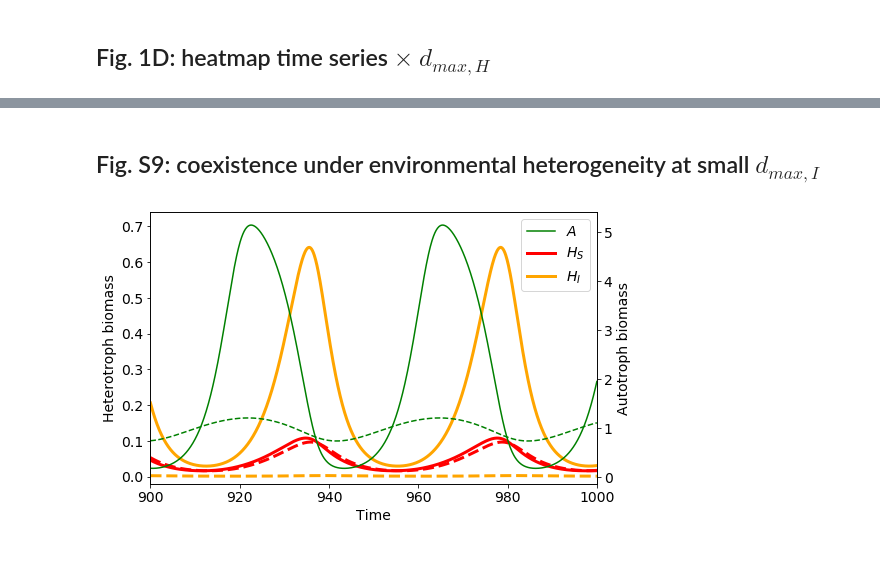
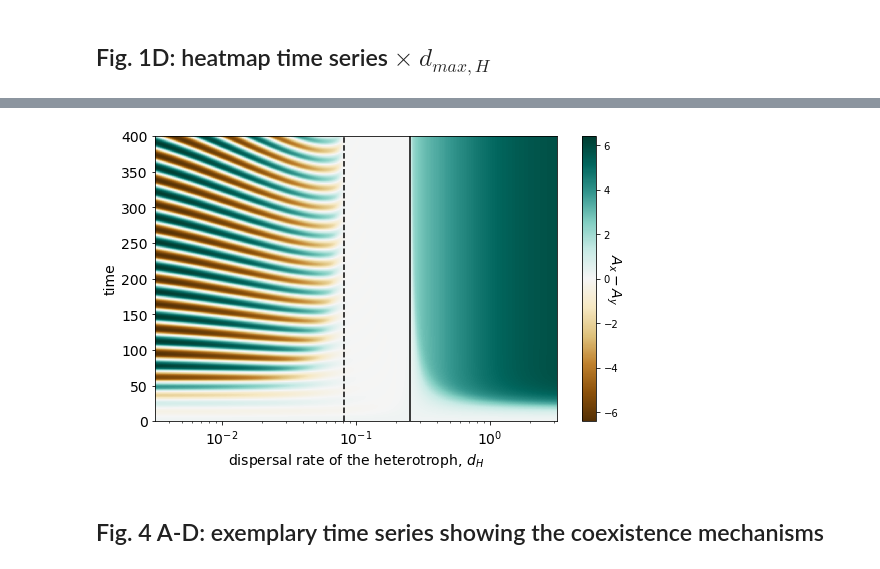
Before and after one commit to FelixNoessler/manuscript_turing_patterns, a Jupyter notebook: supporting_figures.ipynb, the cells around one changed output, grey strips where cells are left out. Cells and saved outputs as stored; diff of their text form; code cells hidden in the pictures.

```diff
--- a/supporting_figures.ipynb
+++ b/supporting_figures.ipynb
@@ -733,2 +79,0 @@ plt.show();
-# %% [markdown]
-## Fig. S9: coexistence under environmental heterogeneity at small $d_{max,I}$
@@ -756,28 +80,47 @@ X = odeint(model_static_env_het, x0, t,tfirst=True)
-# %%
-fig, ax = plt.subplots(figsize=(8,5))
-
-ax.set_xlabel('Time', fontsize='14')
-ax.set_ylabel('Heterotroph biomass', fontsize='14')
-ax.set_xlim(900,1000)
-ax.set_ylim(-0.02,0.74)
-plt.xticks(fontsize=14)
-plt.yticks(fontsize=14)
-
-ax2 = ax.twinx()  # instantiate a second axes that shares the same x-axis
-plt.yticks(fontsize=14)
-ax2.plot(t,X[:,2],'g-')
-ax2.plot(t,X[:,3],'g--')
-ax2.set_ylabel('Autotroph biomass', fontsize='14')  # we already handled the x-label with ax2
-
-ax.plot(t,X[:,2]-100,'g-',label=r'$A$')    # dummy for the legend
-ax.plot(t,X[:,4],'r-',linewidth=3,label=r'$H_S$')
-ax.plot(t,X[:,5],'r--',linewidth=3)
-ax.plot(t,X[:,6],'-',linewidth=3,color='orange',label=r'$H_I$')
-ax.plot(t,X[:,7],'--',linewidth=3,color='orange')
-
-ax.legend(fontsize=14)
-
-plt.savefig('Figure_S9.png',dpi=300)
-plt.show()
-# %% [output]
-[figure, removed]
+# %%
+Lt = 1000  # length of time series and values of dS
+LS = 1000
+
+tt = np.linspace(0, 500, Lt)
+
+# first get the stable fixed point to obtain uniform starting conditions close to it
+dS = 0.1
+x0 = [1.7,2.2,3,1,0.2,0.2,0.,0.] # initial starting conditions, values are quite irrelevant
+X = odeint(model, x0, tt,tfirst=True)  # integrate the differential equation
+
+x0 = X[-1]*[1.,1.,1.05,0.95,1,1,0,0] # starting conditions close to the fixed point (slightly heterogeneous!)
+
+dS_vals = np.logspace(-2.5,0.5,LS)
+
+x_vals = np.zeros((Lt,LS))
+
+i = 0
+for dS in dS_vals:
+    X = odeint(model, x0, tt,tfirst=True)
+    x_vals[i] = X[:,2]-X[:,3]
+    i += 1
+# %%
+fig, ax = plt.subplots(figsize=(8,5))
+
+im = plt.pcolormesh(dS_vals,tt,np.transpose(x_vals), cmap='BrBG') #BrBG
+ax.vlines(0.0809,0,500,'k',linestyle='dashed')
+ax.vlines(0.253,0,500,'k',linestyle='solid')
+
+ax.set_xscale('log')
+plt.xticks(fontsize=14)
+plt.yticks(fontsize=14)
+ax.set_xlabel(r"dispersal rate of the heterotroph, $d_{H}$",fontsize=14)
+ax.set_ylabel("time",fontsize=14)
+
+ax.set_ylim(0,400)
+
+cb = plt.colorbar(im,ax=ax)
+cb.set_label(label=r"$A_x - A_y$", size=14,rotation=270)
+
+plt.tight_layout()
+
+plt.savefig("revision_figures/Figure_1D.png",dpi=300)
+# %% [output]
+[figure, added]
+# %% [markdown]
+## Fig. 4 A-D: exemplary time series showing the coexistence mechanisms
```
Also changed, not shown: parts of 40 cells of this notebook.
